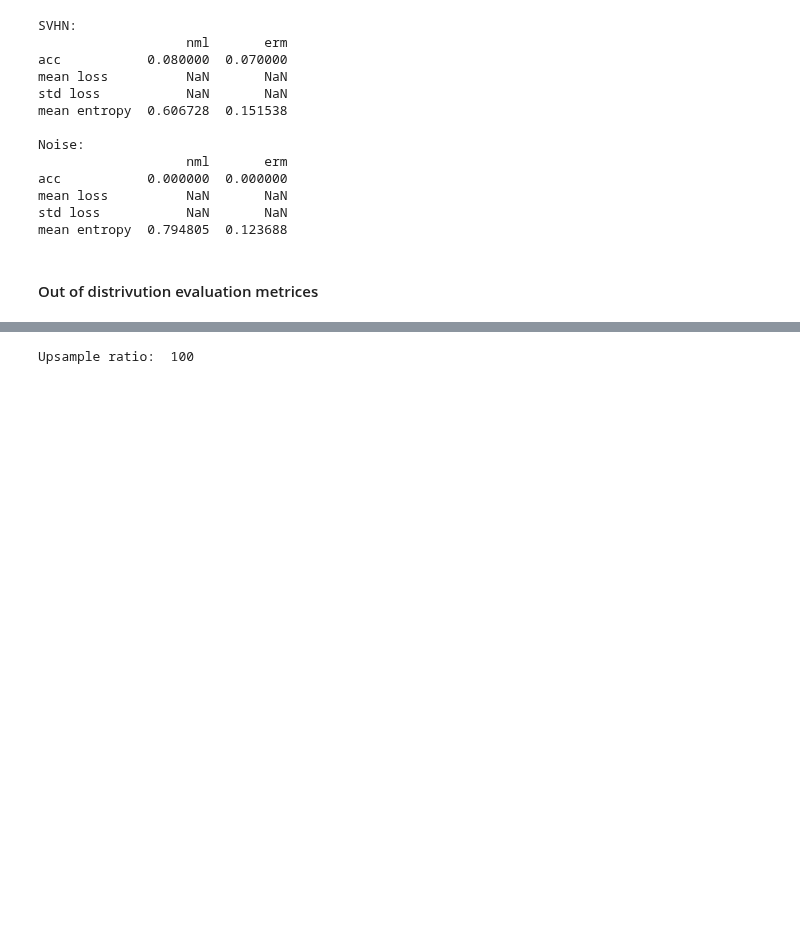
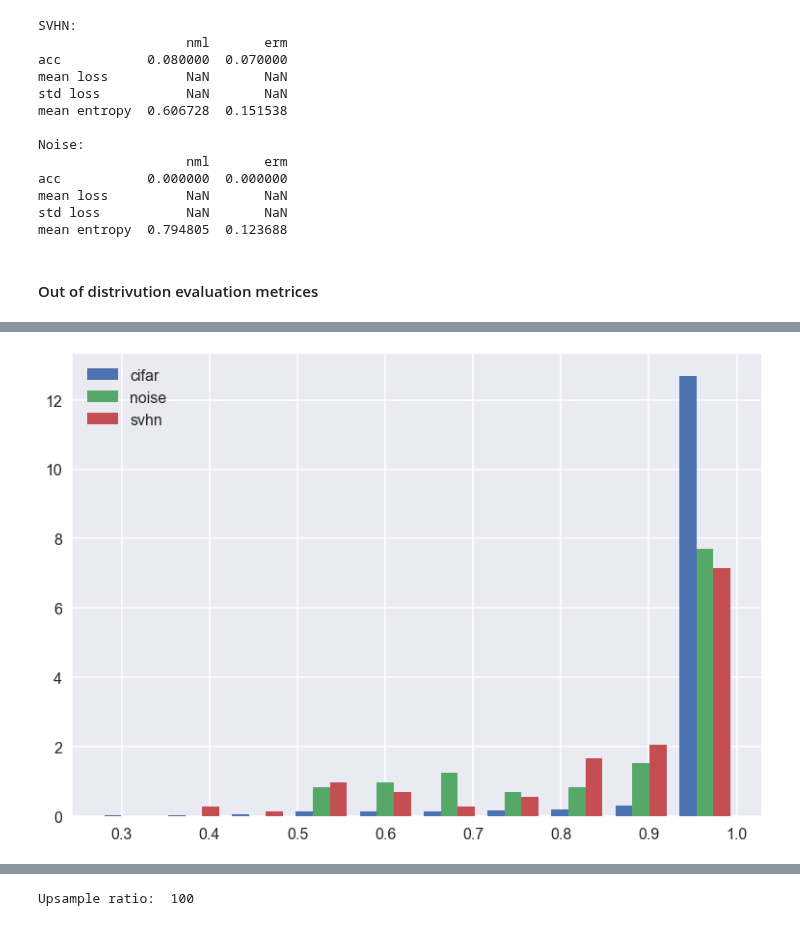
Before and after one commit to kobybibas/deep_pnml_experiments, a Jupyter notebook: src/analyze_results.ipynb, the cells around one changed output, grey strips where cells are left out. Saved outputs shown, nothing was run; the diff lists cells and outputs as text; code cells hidden in the pictures; blank space fills up the shorter version.

Commit message:
Update analyze results

```diff
--- a/src/analyze_results.ipynb
+++ b/src/analyze_results.ipynb
@@ -307,0 +377,10 @@ mean entropy  0.794805  0.123688
+# %%
+# Max prob hist
+plt.hist([results_df_cifar10[['erm_' + str(x) for x in range(10)]].max(axis=1),
+          results_df_noise[['erm_' + str(x) for x in range(10)]].max(axis=1),
+          results_df_svhn[['erm_' + str(x) for x in range(10)]].max(axis=1)],
+          density=True, label=['cifar', 'noise', 'svhn'])
+plt.legend()
+plt.show()
+# %% [output]
+[figure, added]
```
Also changed, not shown: parts of 8 cells of this notebook, 1 other file.
